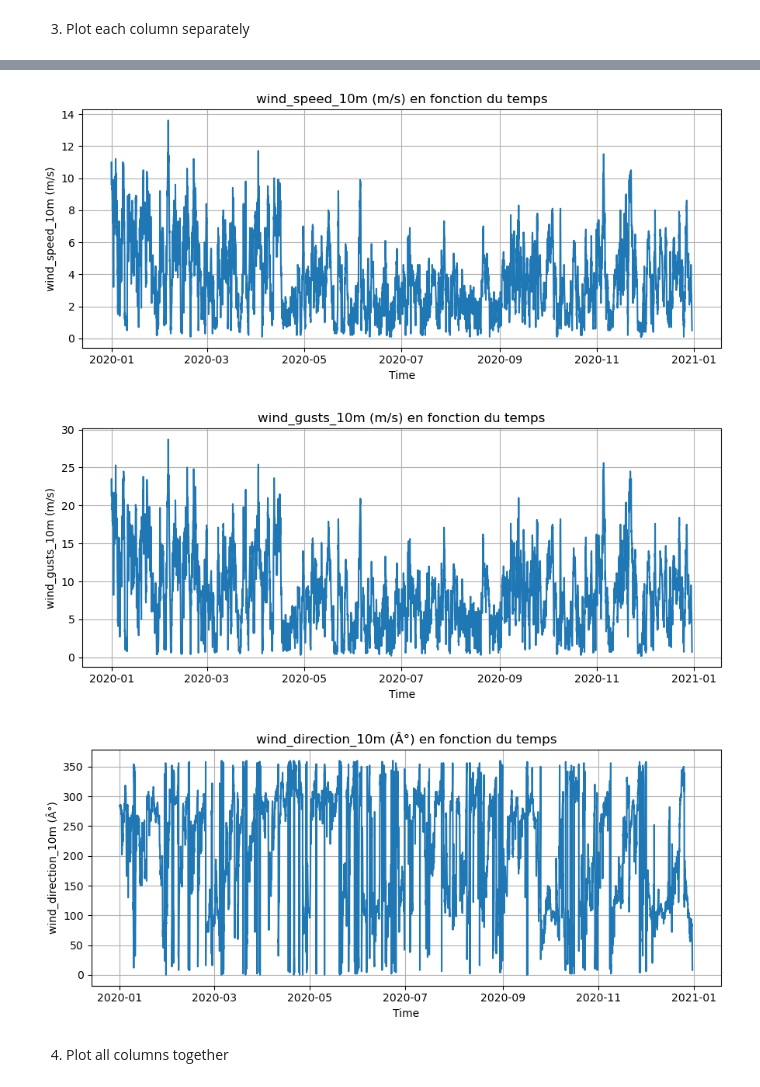
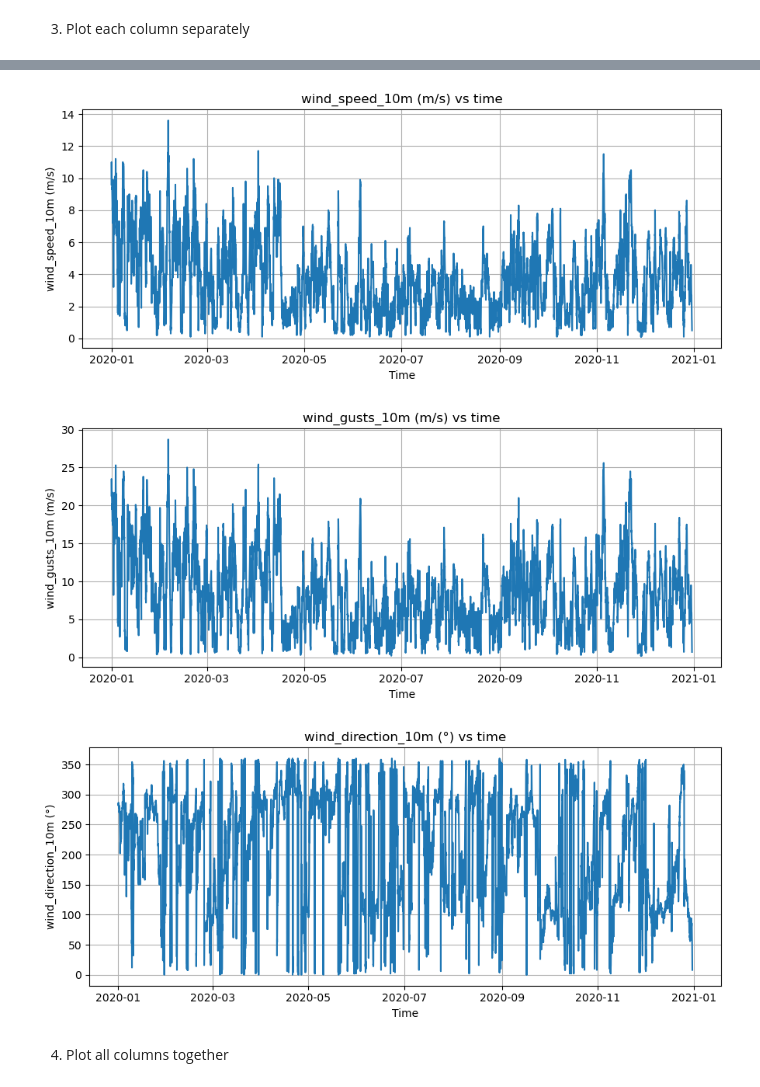
Before and after one commit to lise-dev/liserochat-ind320-dashboard, a Jupyter notebook: notebooks/assignment01-ROCHAT.ipynb, the cells around one changed output, grey strips where cells are left out. Cells and saved outputs as stored; diff of their text form; code cells hidden in the pictures.

```diff
--- a/notebooks/assignment01-ROCHAT.ipynb
+++ b/notebooks/assignment01-ROCHAT.ipynb
@@ -25,4 +43,4 @@
 import pandas as pd
 import matplotlib.pyplot as plt
 
-data = pd.read_csv('../data/open-meteo-subset.csv', encoding='latin-1', sep=',')
+data = pd.read_csv('../app/data/open-meteo-subset.csv', encoding='utf-8', sep=',')
@@ -60,7 +71,7 @@ num_cols = data.select_dtypes(include='number').columns
 for col in num_cols:
     plt.figure(figsize=(9, 4))
     plt.plot(data.index, data[col])
-    plt.title(f'{col} en fonction du temps')
+    plt.title(f'{col} vs time')
     plt.xlabel('Time')
     plt.ylabel(col)
     plt.grid(True)
@@ -72,6 +83,6 @@ for col in num_cols:
-[figure, old version]
+[figure, new version]
-[figure, old version]
+[figure, new version]
-[figure, old version]
+[figure, new version]
 # %% [markdown]
 4. Plot all columns together
 # %%
```
Also changed, not shown: parts of 10 cells of this notebook, 8 other files.
